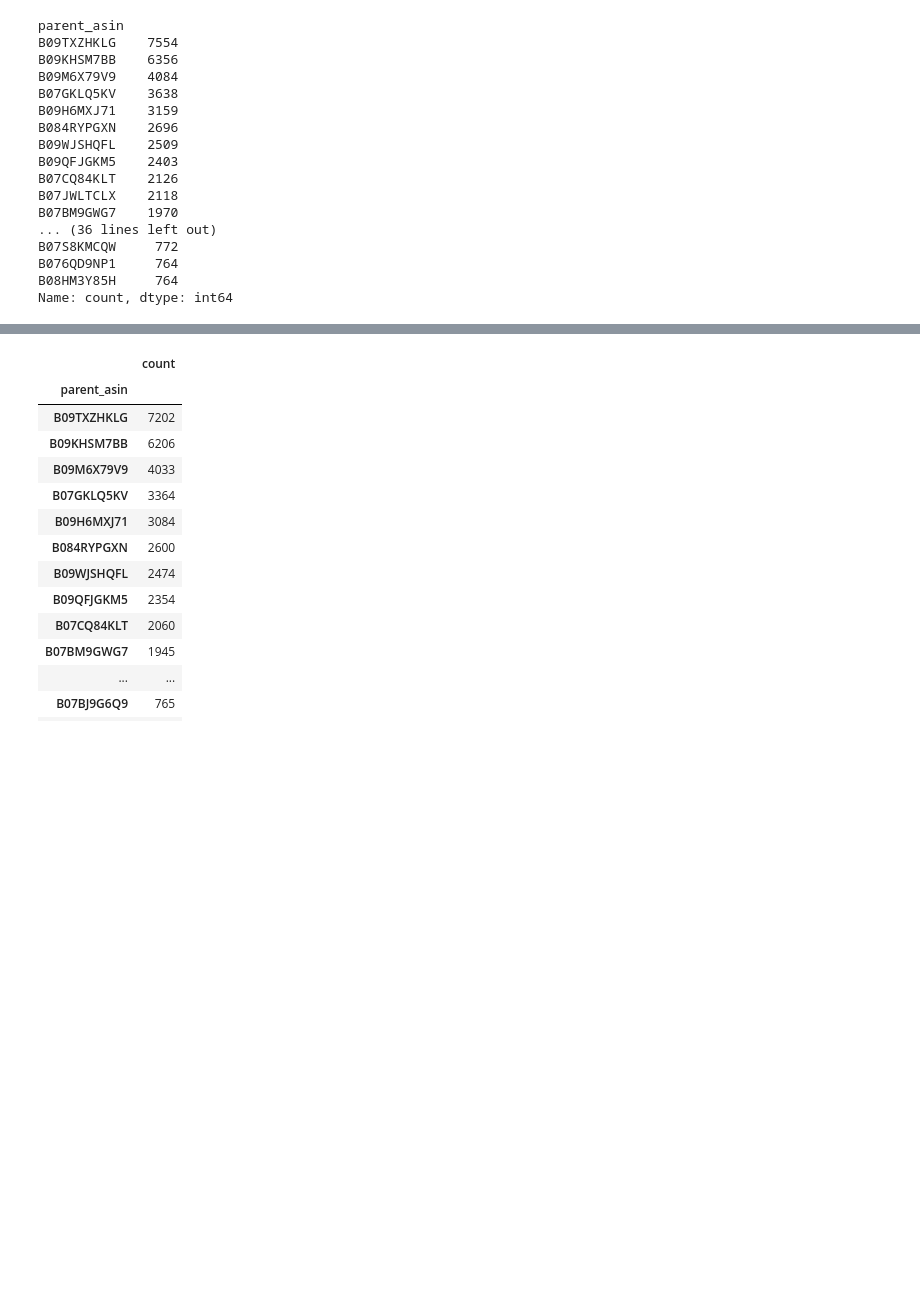
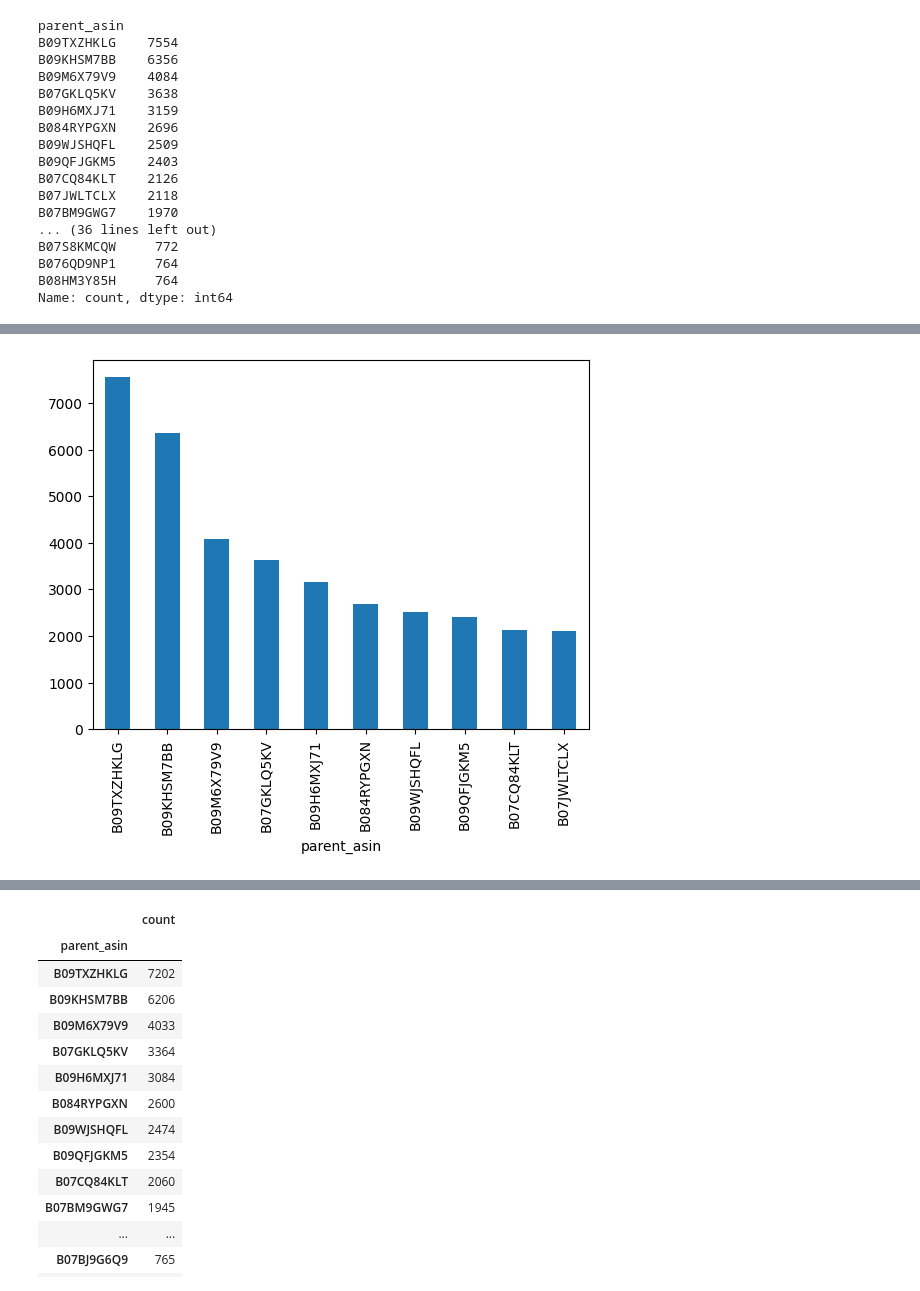
Before and after one commit to smallbrowndog/3-1_project, a Jupyter notebook: f_cleaned.ipynb, the cells around one changed output, grey strips where cells are left out. Saved outputs shown, nothing was run; the diff lists cells and outputs as text; code cells hidden in the pictures; blank space fills up the shorter version.

```diff
--- a/f_cleaned.ipynb
+++ b/f_cleaned.ipynb
@@ -74,3 +74,6 @@ B07S8KMCQW     772
 B076QD9NP1     764
 B08HM3Y85H     764
 Name: count, dtype: int64
+# %%
+a = amazon_review['parent_asin'].value_counts(ascending=False).head(10)
+a
@@ -77,3 +93,8 @@ Name: count, dtype: int64
+# %%
+a.plot(kind='bar')
+plt.show()
+# %% [output]
+[figure, added]
 # %%
 # print(amazon_meta[['rating_number', 'average_rating', 'parent_asin']].sort_values(by='rating_number', ascending=False).head(50).reset_index(drop=True))
 # %%
```
Also changed, not shown: parts of 9 cells of this notebook.
